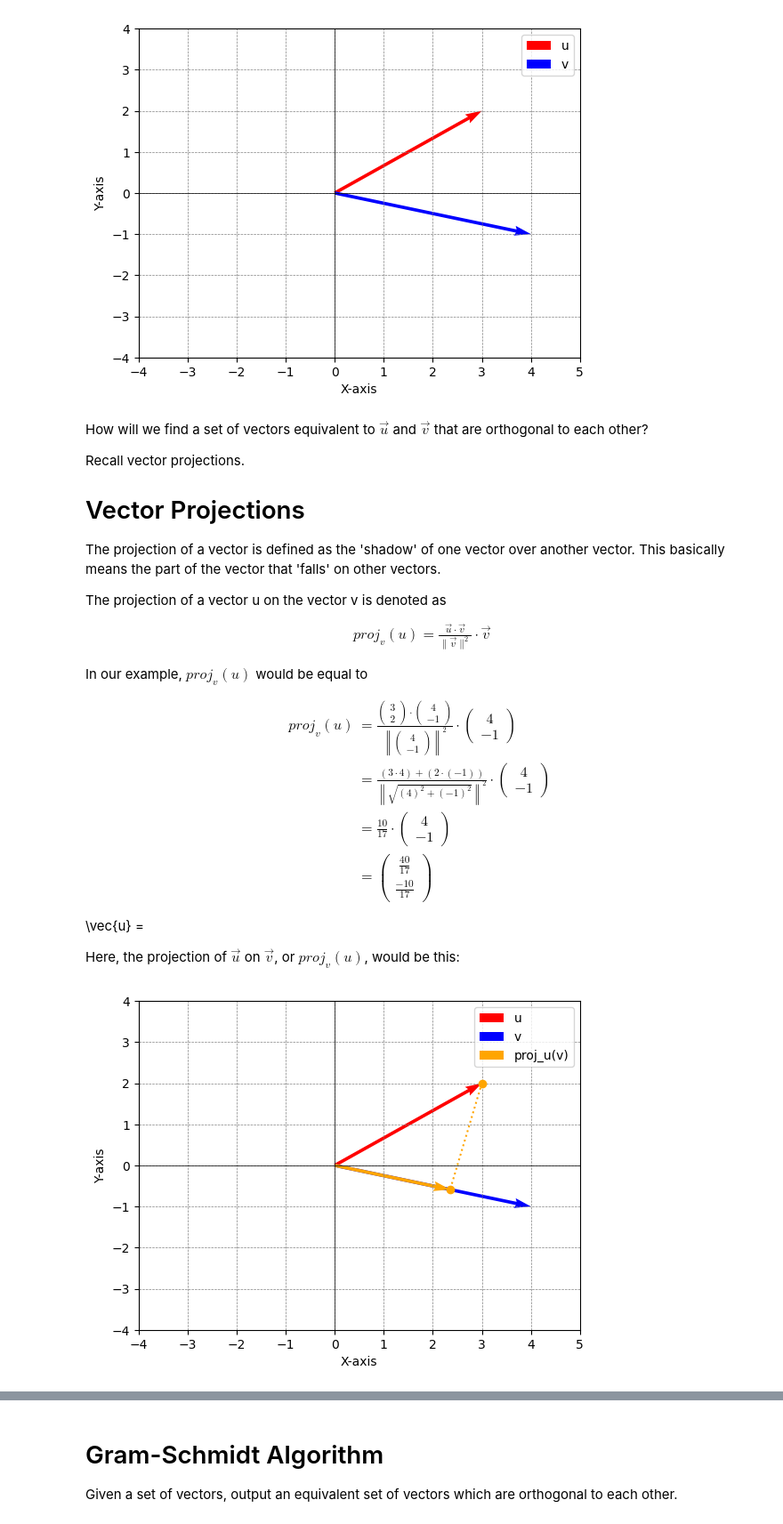
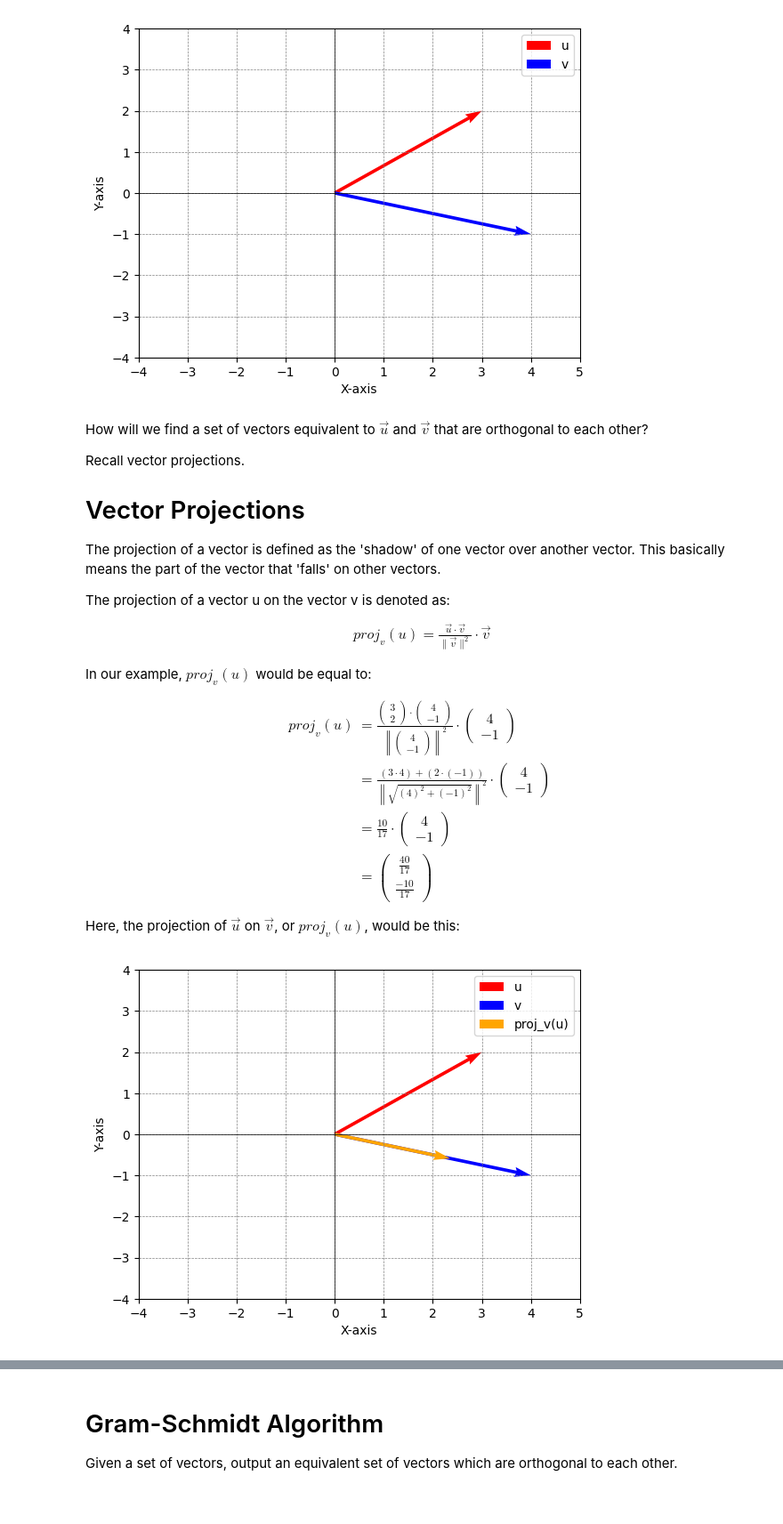
Before and after one commit to AshnahKhalidKhan/Quantum-FYP-Code, a Jupyter notebook: qgs_Tutorial_GM.ipynb, the cells around one changed output, grey strips where cells are left out. Shown: that part at 89% size. Cells and saved outputs as stored; diff of their text form; code cells hidden in the pictures.

```diff
--- a/qgs_Tutorial_GM.ipynb
+++ b/qgs_Tutorial_GM.ipynb
@@ -1004,12 +1007,12 @@ Recall vector projections.
 
 The projection of a vector is defined as the 'shadow' of one vector over another vector. This basically means the part of the vector that 'falls' on other vectors.
 
-The projection of a vector u on the vector v is denoted as
+The projection of a vector u on the vector v is denoted as:
 \begin{align}
   proj_{v}(u) = \frac{\vec{u} \cdot \vec{v}}{\|\vec{v}\|^2} \cdot \vec{v}
 \end{align}
 
-In our example, $proj_{v}(u)$ would be equal to
+In our example, $proj_{v}(u)$ would be equal to:
 
 \begin{align}
   proj_{v}(u) &=
@@ -1051,33 +1054,29 @@ In our example, $proj_{v}(u)$ would be equal to
   \end{pmatrix}
 \end{align}
 
-\vec{u} =
-
-
 Here, the projection of $\vec{u}$ on $\vec{v}$, or $proj_{v}(u)$, would be this:
 # %%
 u = np.array([3, 2])
 v = np.array([4, -1])
 projection = (np.dot(u, v) / np.linalg.norm(v) ** 2) * v
 
 plt.figure()
-plt.quiver(0, 0, u[0], u[1], angles = 'xy', scale_units = 'xy', scale=1, color = 'r', label = 'u')
-plt.quiver(0, 0, v[0], v[1], angles = 'xy', scale_units = 'xy', scale=1, color = 'b', label = 'v')
-plt.quiver(0, 0, projection[0], projection[1], angles = 'xy', scale_units = 'xy', scale=1, color = 'orange', label = 'proj_u(v)')
-plt.plot([u[0], projection[0]], [u[1], projection[1]], linestyle = 'dotted', marker = 'o', color = 'orange')
+plt.quiver(0, 0, u[0], u[1], angles = 'xy', scale_units = 'xy', scale = 1, color = 'r', label = 'u')
+plt.quiver(0, 0, v[0], v[1], angles = 'xy', scale_units = 'xy', scale = 1, color = 'b', label = 'v')
+plt.quiver(0, 0, projection[0], projection[1], angles = 'xy', scale_units = 'xy', scale = 1, color = 'orange', label = 'proj_v(u)')
 
 plt.xlim(-4, 5)
 plt.ylim(-4, 4)
 # plt.xlim(-1, 5)
 # plt.ylim(-3, 5)
 
 plt.xlabel('X-axis')
 plt.ylabel('Y-axis')
-plt.axhline(0, color = 'black',linewidth=0.5)
-plt.axvline(0, color = 'black',linewidth=0.5)
+plt.axhline(0, color = 'black',linewidth = 0.5)
+plt.axvline(0, color = 'black',linewidth = 0.5)
 plt.grid(color = 'gray', linestyle = '--', linewidth = 0.5)
 plt.legend()
 
 plt.show()
 # %% [output]
-[figure, old version]
+[figure, new version]
```
Also changed, not shown: parts of 19 cells of this notebook.
